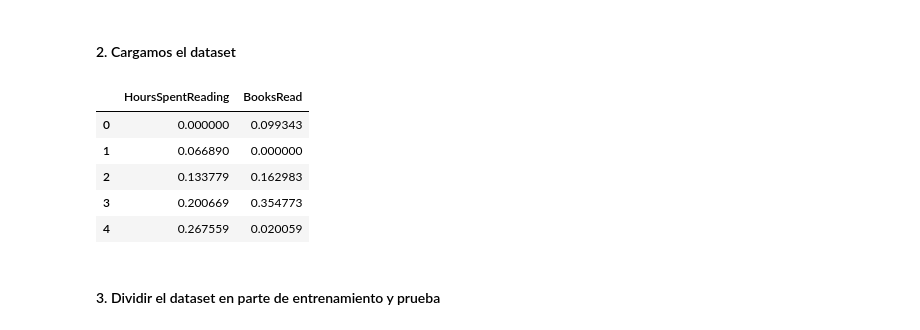
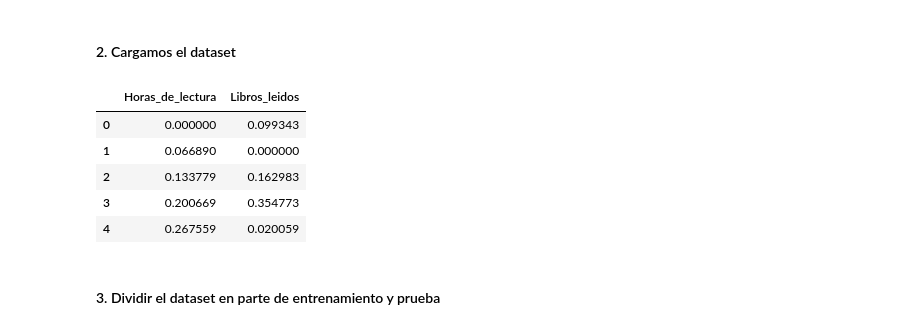
Before and after one commit to NeicerVB/Regresion_Lineal_Practica, a Jupyter notebook: notebooks/LR-simple.ipynb, the cells around one changed output. Cells and saved outputs as stored; diff of their text form; code cells hidden in the pictures.

```diff
--- a/notebooks/LR-simple.ipynb
+++ b/notebooks/LR-simple.ipynb
@@ -14,20 +14,14 @@ import matplotlib.pyplot as plt
 # %%
 import os
 
-MAIN_PATH = os.getcwd()
-DATA_PATH = os.path.join(MAIN_PATH, "..", 'data', 'raw', 'data_libros.csv')
+DATA_PATH = os.path.join("..", 'data', 'raw', 'data_libros.csv')
 
 df_books = pd.read_csv(DATA_PATH)
-df_books.rename(
-    columns = {
-        'HoursSpentReading':'Horas_de_lectura',
-        'BooksRead':'Libros_leidos'
-    }
-)
+df_books.columns = ['Horas_de_lectura', 'Libros_leidos']
 
 df_books.head()
 # %% [output]
-|  | HoursSpentReading | BooksRead |
+|  | Horas_de_lectura | Libros_leidos |
 | 0 | 0.000000 | 0.099343 |
 | 1 | 0.066890 | 0.000000 |
 | 2 | 0.133779 | 0.162983 |
```
Also changed, not shown: parts of 4 cells of this notebook.
